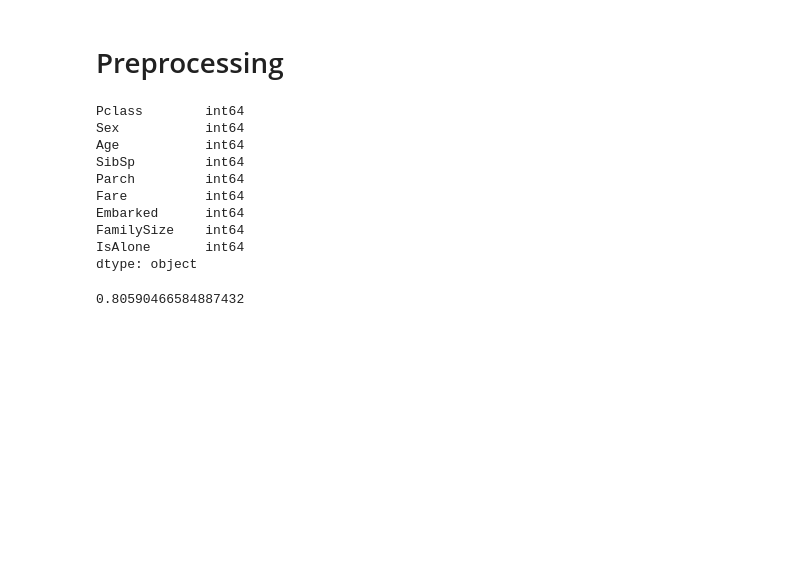
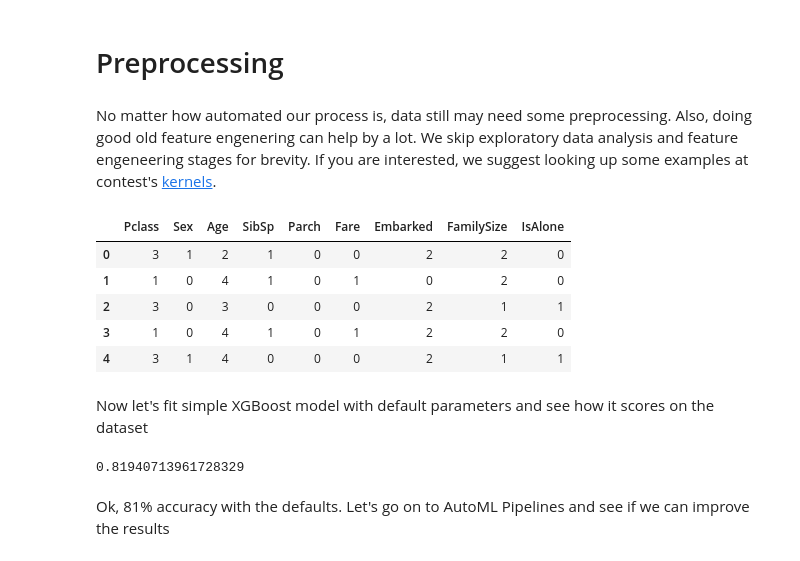
Before and after one commit to NanaAkwasiAbayieBoateng/automl, a Jupyter notebook: AutoML_example-kaggle.ipynb, the cells around one changed output. Saved outputs shown, nothing was run; the diff lists cells and outputs as text; code cells hidden in the pictures; blank space fills up the shorter version.

Commit message:
fixed some bugs, improved Kaggle example

```diff
--- a/AutoML_example-kaggle.ipynb
+++ b/AutoML_example-kaggle.ipynb
@@ -57,49 +57,65 @@ handler.setFormatter(formatter)
 logger.handlers = [handler]
 # %% [markdown]
 # Preprocessing
+# %% [markdown]
+No matter how automated our process is, data still may need some preprocessing. Also, doing good old feature engenering can help by a lot. We skip exploratory data analysis and feature engeneering stages for brevity. If you are interested, we suggest looking up some examples at contest's [kernels](https://www.kaggle.com/c/titanic/kernels).
 # %%
 from sklearn.preprocessing import LabelEncoder
 
 def preprocess_data(df):
     """Preprocess data and create AutoML Dataset"""
     encoder = LabelEncoder()
     result = df.copy()
+
+    # drop columns we won't be using
     result.drop(['PassengerId', 'Name', 'Ticket', 'Cabin'], axis=1, inplace=True)
+
+    # transform Sex column into numeric categories
     result['Sex'] = encoder.fit_transform(result['Sex'])
+
+    # do the same with Embarked column
     result['Embarked'] = encoder.fit_transform(result['Embarked'].astype(str))
+
+    # Replace missing Ages with median value and "pack"
+    # Age into 10 equal-sized bins. For example, all
+    # ages from 0-10 will be packed into bin 0.
     result['Age'].fillna(result['Age'].median(), inplace=True)
     result['Age'] = pd.cut(result['Age'], 10, labels=range(0,10)).astype(int)
+
+    # Pack Fare into 10 bins
+    result['Fare'] = pd.cut(result['Fare'], 10, labels=range(0,10)).astype(int)
+
+    # transform Pclass type to int
     result['Pclass'] = result['Pclass'].astype(int)
 
+    # add some useful predictive features that may came
+    # up to mind during data analysis
     result['FamilySize'] = result['SibSp'] + result['Parch'] + 1
     result['IsAlone'] = 0
     result.loc[result['FamilySize'] == 1, 'IsAlone'] = 1
-
-    result['Fare'] = pd.cut(result['Fare'], 10, labels=range(0,10)).astype(int)
-
 
     return Dataset(result.drop(['Survived'], axis=1),
                    result['Survived'])
 
 dataset = preprocess_data(data)
-dataset.data.dtypes
+dataset.data.head()
 # %% [output]
-Pclass        int64
-Sex           int64
-Age           int64
-SibSp         int64
-Parch         int64
-Fare          int64
-Embarked      int64
-FamilySize    int64
-IsAlone       int64
-dtype: object
+|  | Pclass | Sex | Age | SibSp | Parch | Fare | Embarked | FamilySize | IsAlone |
+| 0 | 3 | 1 | 2 | 1 | 0 | 0 | 2 | 2 | 0 |
+| 1 | 1 | 0 | 4 | 1 | 0 | 1 | 0 | 2 | 0 |
+| 2 | 3 | 0 | 3 | 0 | 0 | 0 | 2 | 1 | 1 |
+| 3 | 1 | 0 | 4 | 1 | 0 | 1 | 2 | 2 | 0 |
+| 4 | 3 | 1 | 4 | 0 | 0 | 0 | 2 | 1 | 1 |
+# %% [markdown]
+Now let's fit simple XGBoost model with default parameters and see how it scores on the dataset
 # %%
 from sklearn.model_selection import cross_val_score
 rf = XGBClassifier()
-np.mean(cross_val_score(rf, dataset.data, dataset.target, cv=5))
+np.mean(cross_val_score(rf, dataset.data, dataset.target))
 # %% [output]
-0.80590466584887432
+0.81940713961728329
+# %% [markdown]
+Ok, 81% accuracy with the defaults. Let's go on to AutoML Pipelines and see if we can improve the results
 # %%
 # Next, we define our ModelSpace. ModelSpace is initialized by a list of tuples.
 # First element of each tuple should be an sklearn-like estimator with fit method
```
Also changed, not shown: parts of 12 cells of this notebook, 2 other files.
